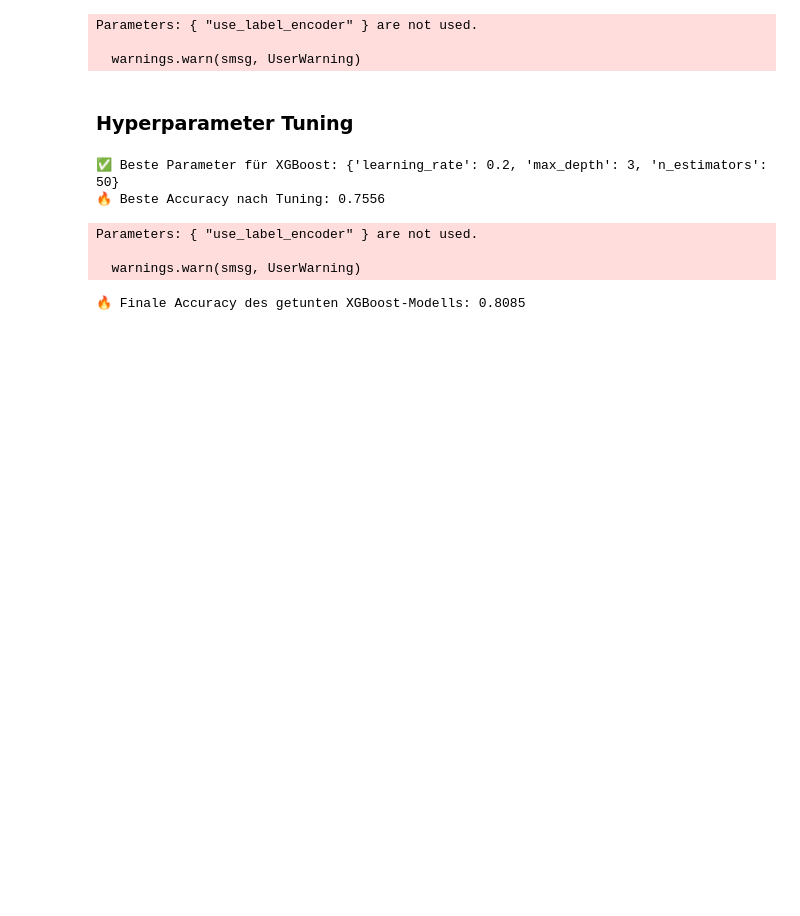
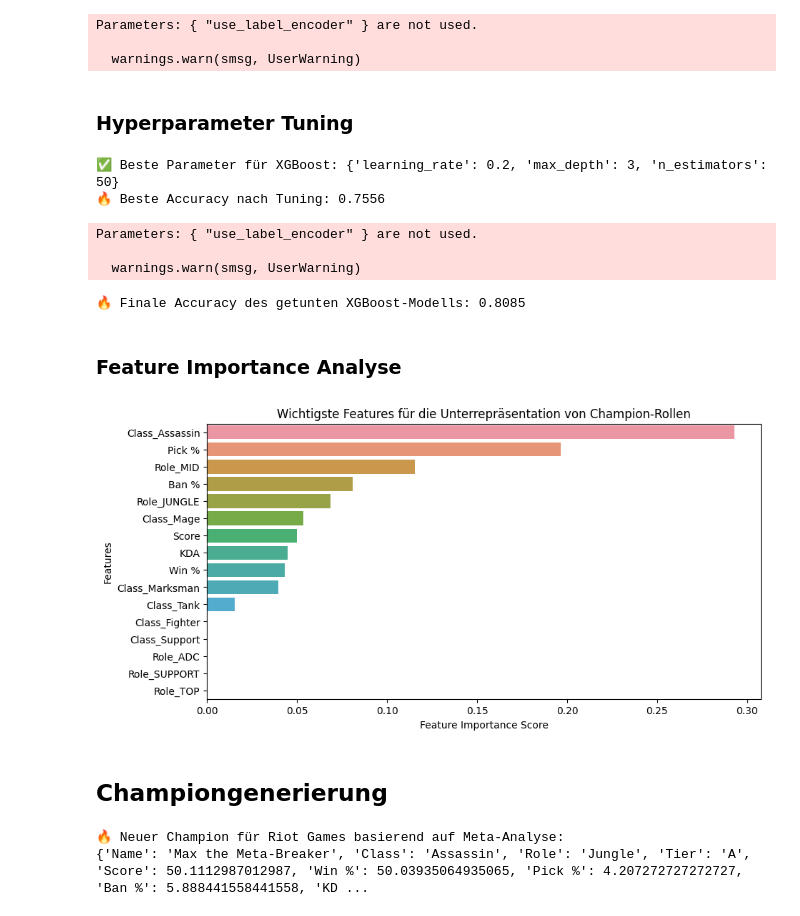
Before and after one commit to Maxtr2004/Data-Mining-Project, a Jupyter notebook: lol_analysis.ipynb, the cells around one changed output. Saved outputs shown, nothing was run; the diff lists cells and outputs as text; code cells hidden in the pictures; blank space fills up the shorter version.

```diff
--- a/lol_analysis.ipynb
+++ b/lol_analysis.ipynb
@@ -261,3 +261,65 @@ final_accuracy = accuracy_score(y_test, y_pred_best)
 print(f"🔥 Finale Accuracy des getunten XGBoost-Modells: {final_accuracy:.4f}")
 # %% [output]
 🔥 Finale Accuracy des getunten XGBoost-Modells: 0.8085
+# %% [markdown]
+### Feature Importance Analyse
+# %%
+# 📌 Feature Importance aus dem trainierten Modell extrahieren
+feature_importance = best_xgb.feature_importances_
+
+# 📌 In DataFrame umwandeln & sortieren
+feature_importance_df = pd.DataFrame({'Feature': feature_names, 'Importance': feature_importance})
+feature_importance_df = feature_importance_df.sort_values(by='Importance', ascending=False)
+
+# 📌 Visualisierung der wichtigsten Features
+plt.figure(figsize=(10, 5))
+sns.barplot(x=feature_importance_df['Importance'], y=feature_importance_df['Feature'])
+plt.xlabel('Feature Importance Score')
+plt.ylabel('Features')
+plt.title('Wichtigste Features für die Unterrepräsentation von Champion-Rollen')
+plt.show()
+# %% [output]
+[figure, added]
+# %% [markdown]
+## Championgenerierung
+# %%
+# 📌 Bestimmen der optimalen Rolle basierend auf Meta-Analyse
+underrepresented_role = "Jungle" if "Role_JUNGLE" in feature_importance_df["Feature"].values else "Botlane"
+
+# 📌 Klasse basierend auf Feature Importance (höchster Wert)
+underrepresented_class = "Assassin" if "Class_Assassin" in feature_importance_df["Feature"].values else "Mage"
+
+# 📌 Standardwerte für neue Champions (da Winrate & Pickrate nicht existieren)
+default_winrate = df["Win %"].mean()  # Durchschnittliche Winrate der Meta
+default_pickrate = df["Pick %"].mean()  # Durchschnittliche Pickrate
+default_banrate = df["Ban %"].mean()  # Durchschnittliche Banrate
+default_score = df["Score"].mean()  # Durchschnittliche Champion-Performance
+default_kda = df["KDA"].mean()  # Durchschnittliches KDA-Verhältnis
+
+# 📌 Dynamische Tier-Zuweisung basierend auf Klasse & Rolle
+# Falls die Daten ein klares Tier zeigen, nutzen wir den häufigsten Wert
+if "Tier" in df.columns:
+    most_common_tier = df[df["Class"] == underrepresented_class]["Tier"].mode()
+    tier_value = most_common_tier[0] if not most_common_tier.empty else "A"
+else:
+    tier_value = "nan"  # Falls keine Daten vorhanden sind, Standard-Tier setzen
+
+# 📌 Neuen Champion basierend auf Meta-Analyse generieren
+new_champ = {
+    "Name": "Max the Meta-Breaker",
+    "Class": underrepresented_class,
+    "Role": underrepresented_role,
+    "Tier": tier_value,  # Dynamisches Tier basierend auf der aktuellen Meta
+    "Score": default_score if not np.isnan(default_score) else 50,  # Falls NaN → Setze Standardwert
+    "Win %": default_winrate if not np.isnan(default_winrate) else 50,
+    "Pick %": default_pickrate if not np.isnan(default_pickrate) else 5,
+    "Ban %": default_banrate if not np.isnan(default_banrate) else 2,
+    "KDA": default_kda if not np.isnan(default_kda) else 2.5,
+}
+
+# 📌 Ergebnis ausgeben
+print("🔥 Neuer Champion für Riot Games basierend auf Meta-Analyse:")
+print(new_champ)
+# %% [output]
+🔥 Neuer Champion für Riot Games basierend auf Meta-Analyse:
+{'Name': 'Max the Meta-Breaker', 'Class': 'Assassin', 'Role': 'Jungle', 'Tier': 'A', 'Score': 50.1112987012987, 'Win %': 50.03935064935065, 'Pick %': 4.207272727272727, 'Ban %': 5.888441558441558, 'KD ...
```
Also changed, not shown: parts of 1 cell of this notebook.
